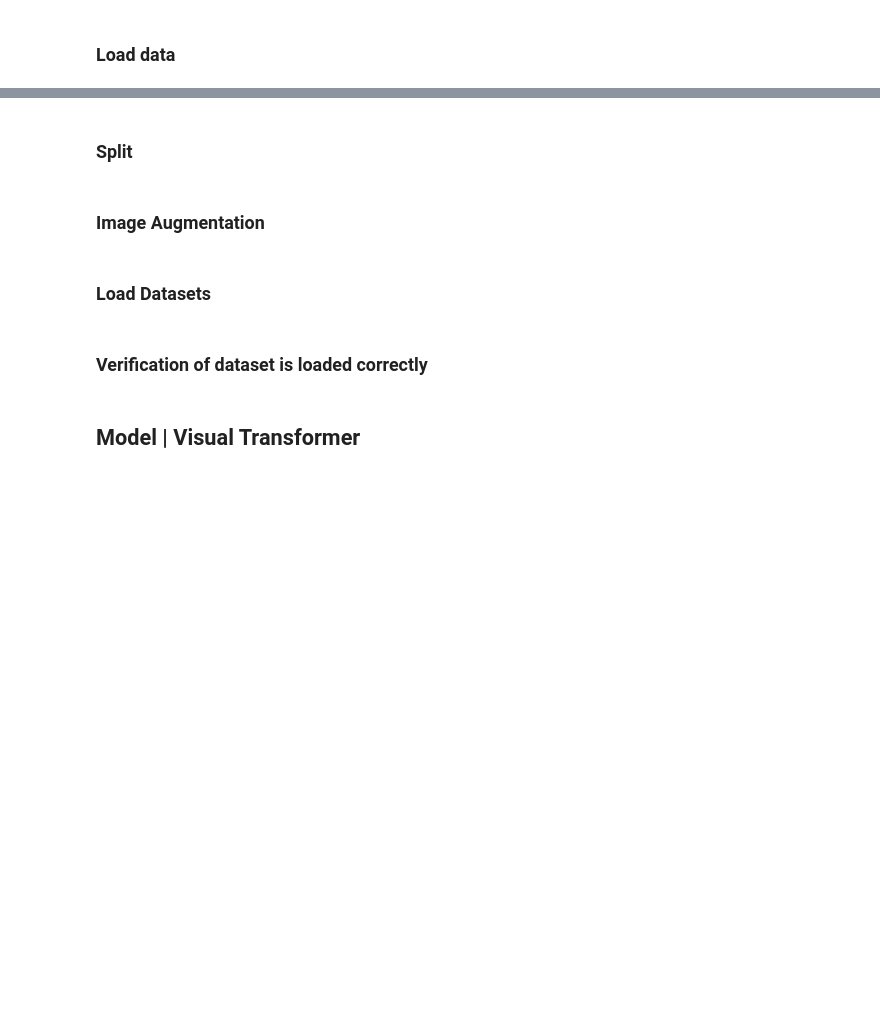
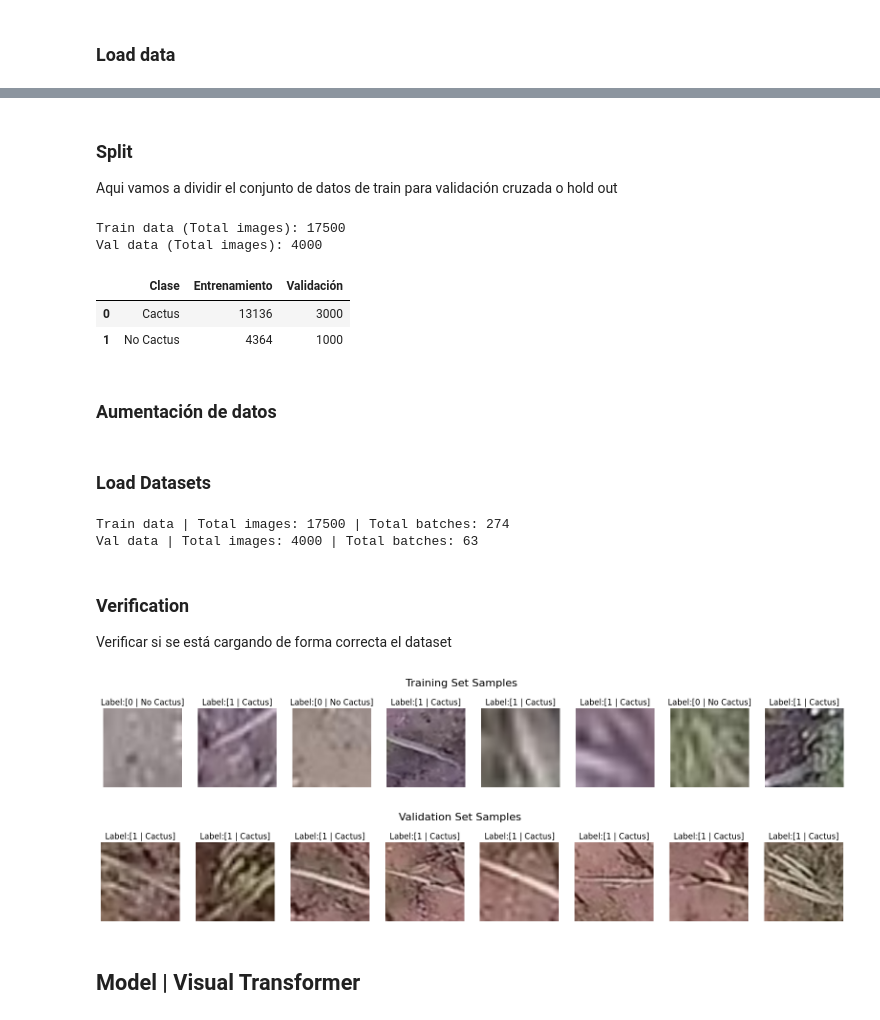
Before and after one commit to irvingvasquez/practicas_pytorch, a Jupyter notebook: task_tranformer_cactus.ipynb, the cells around one changed output, grey strips where cells are left out. Saved outputs shown, nothing was run; the diff lists cells and outputs as text; code cells hidden in the pictures; blank space fills up the shorter version.

```diff
--- a/task_tranformer_cactus.ipynb
+++ b/task_tranformer_cactus.ipynb
@@ -95,9 +104,9 @@ El dataset contiene un total de 17,600 fotografías aéreas en alta resolución
 # %% [markdown]
 ### Load data
 # %%
-base_dir = '/content/cactus_course_dataset'
-train_dir = os.path.join(base_dir, 'training_set')
-val_dir = os.path.join(base_dir, 'validation_set')
+base_dir = './cactus_dataset/cactus_course_dataset'
+train_dir = os.path.join(base_dir, 'training_set/')
+val_dir = os.path.join(base_dir, 'validation_set/')
 # %%
 # List all image paths in the training set
 train_list = glob.glob(os.path.join(train_dir, '**', '*.jpg'), recursive=True)
@@ -108,4 +120,5 @@ print(f"Val data (Total images): {len(val_list)}")
 # %%
 # Extract labels from folder names
-labels = [path.split('/')[-2] for path in train_list]
-print(f"Labels: {labels}")
+labels = [os.path.basename(os.path.dirname(path)) for path in train_list]
+
+print(f"Labels: {set(labels)}")
@@ -125,33 +143,43 @@ plt.show()
-# %% [markdown]
-### Split
+# %% [markdown]
+### Split
+
+Aqui vamos a dividir el conjunto de datos de train para validación cruzada o hold out
 # %%
-train_list, test_list = train_test_split(train_list, test_size=0.2, random_state=42)
+# opcional si es que no tuvieramos un set de validación
+#train_list, val_list = train_test_split(train_list, test_size=0.2, random_state=42)
 
 print(f"Train data (Total images): {len(train_list)}")
 print(f"Val data (Total images): {len(val_list)}")
-print(f"Test data (Total images): {len(test_list)}")
+#print(f"Test data (Total images): {len(test_list)}")
+# %% [output]
+Train data (Total images): 17500
+Val data (Total images): 4000
 # %%
-train_labels = [path.split('/')[-2] for path in train_list]
+train_labels = [ os.path.basename(os.path.dirname(path)) for path in train_list]
 train_counts = Counter(train_labels)
 
-val_labels = [path.split('/')[-2] for path in val_list]
+val_labels = [os.path.basename(os.path.dirname(path)) for path in val_list]
 val_counts = Counter(val_labels)
 
-test_labels = [path.split('/')[-2] for path in test_list]
-test_counts = Counter(test_labels)
+#test_labels = [path.split('/')[-2] for path in test_list]
+#test_counts = Counter(test_labels)
 
 data = {
     "Clase": ["Cactus", "No Cactus"],
     "Entrenamiento": [train_counts.get("cactus", 0), train_counts.get("no_cactus", 0)],
     "Validación": [val_counts.get("cactus", 0), val_counts.get("no_cactus", 0)],
-    "Prueba": [test_counts.get("cactus", 0), test_counts.get("no_cactus", 0)]
+    #"Prueba": [test_counts.get("cactus", 0), test_counts.get("no_cactus", 0)]
 }
 
 set_classes = pd.DataFrame(data)
 
 set_classes
+# %% [output]
+|  | Clase | Entrenamiento | Validación |
+| 0 | Cactus | 13136 | 3000 |
+| 1 | No Cactus | 4364 | 1000 |
-# %% [markdown]
-### Image Augmentation
+# %% [markdown]
+### Aumentación de datos
 # %%
 train_transforms = transforms.Compose(
     [
@@ -194,7 +222,7 @@ class CactusDataset(Dataset):
         img = Image.open(img_path)
         img_transformed = self.transform(img)
 
-        label = img_path.split("/")[-2]
+        label = os.path.basename(os.path.dirname(img_path))
         label = 1 if label == "cactus" else 0
 
         return img_transformed, label
@@ -211,32 +239,40 @@ test_loader = DataLoader(test_data, batch_size, shuffle=False)
 # %%
 print(f"Train data | Total images: {len(train_data)} | Total batches: {len(train_loader)}")
 print(f"Val data | Total images: {len(val_data)} | Total batches: {len(val_loader)}")
-print(f"Test data | Total images: {len(test_data)} | Total batches: {len(test_loader)}")
+#print(f"Test data | Total images: {len(test_data)} | Total batches: {len(test_loader)}")
+# %% [output]
+Train data | Total images: 17500 | Total batches: 274
+Val data | Total images: 4000 | Total batches: 63
-# %% [markdown]
-### Verification of dataset is loaded correctly
+# %% [markdown]
+### Verification
+
+Verificar si se está cargando de forma correcta el dataset
 # %%
 def show_images(dataloader, title):
     data_iter = iter(dataloader)
     images, labels = next(data_iter)
 
     fig, axes = plt.subplots(1, 8, figsize=(20, 3))
     fig.suptitle(title, fontsize=16)
 
     for i in range(8):
         img = images[i]
         img = img.permute(1, 2, 0).numpy()  # Convert to HWC format for plotting
 
         # Display the image and label
         axes[i].imshow(img)
         axes[i].set_title(f"Label:[{labels[i]} | {'Cactus' if labels[i] == 1 else 'No Cactus'}]")
         axes[i].axis('off')
 
     plt.show()
 
 # Each dataset
 show_images(train_loader, "Training Set Samples")
 show_images(val_loader, "Validation Set Samples")
-show_images(test_loader, "Test Set Samples")
+#show_images(test_loader, "Test Set Samples")
+# %% [output]
+[figure, added]
+[figure, added]
 # %% [markdown]
 ## Model | Visual Transformer
 # %% [markdown]
```
Also changed, not shown: parts of 13 cells of this notebook, 2 other files.
